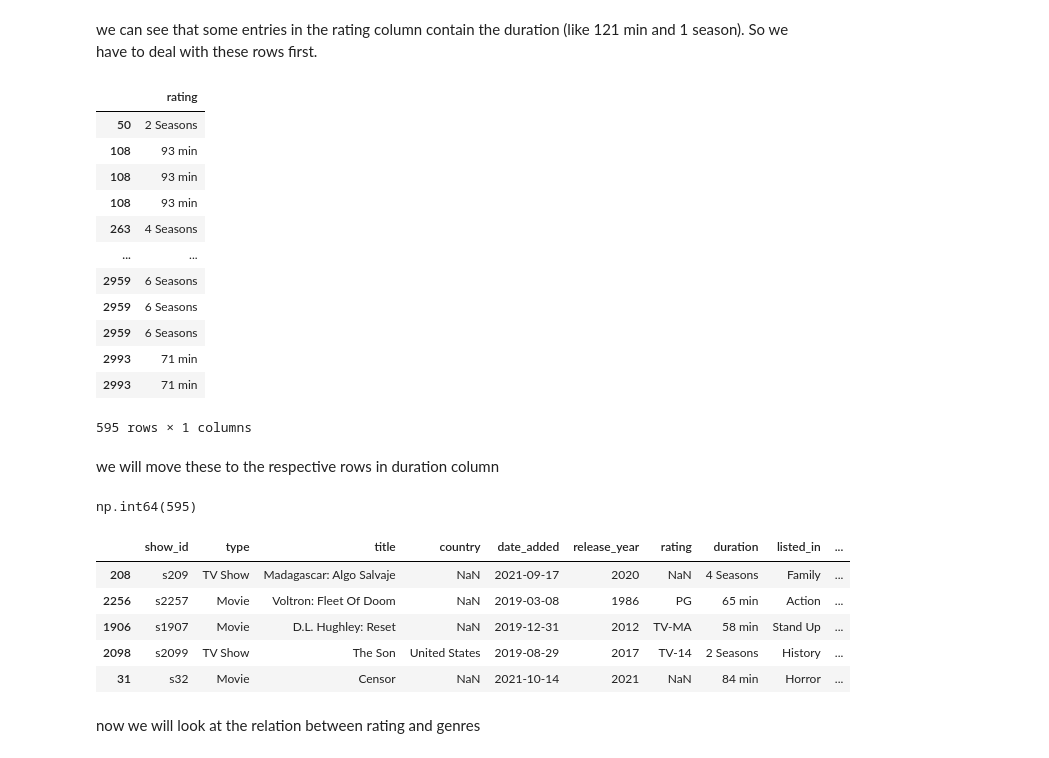
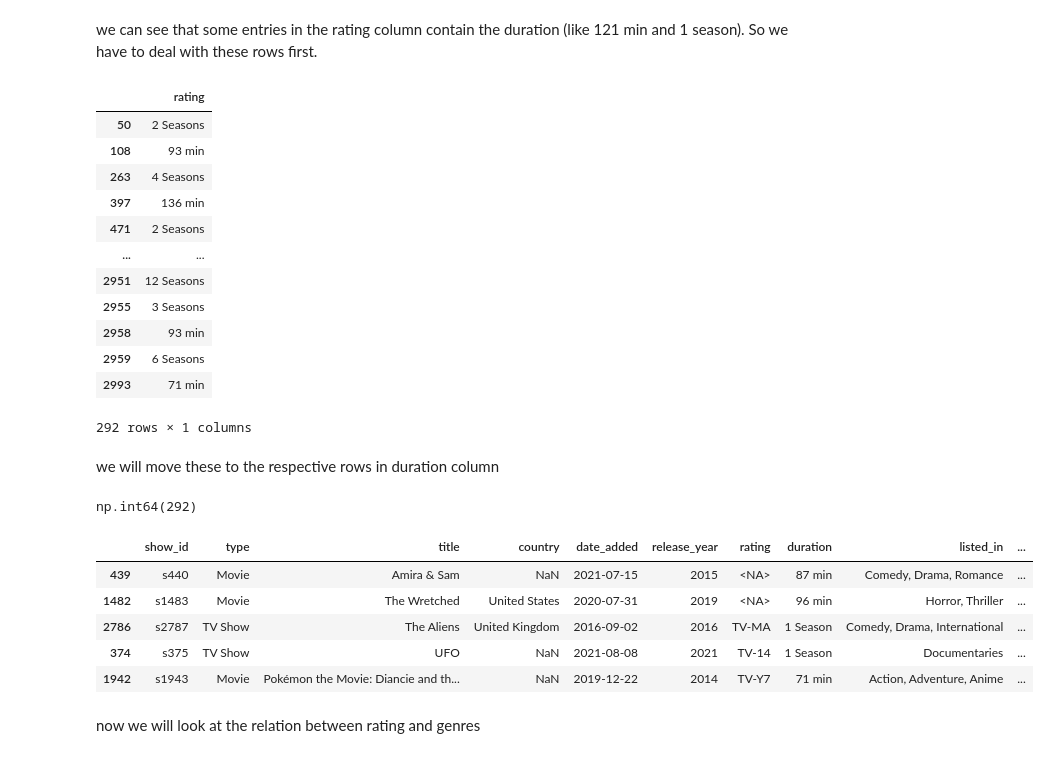
Before and after one commit to AryanShinde1508/hulu-eda, a Jupyter notebook: Hulu_EDA.ipynb, the cells around one changed output. Saved outputs shown, nothing was run; the diff lists cells and outputs as text; code cells hidden in the pictures.

```diff
--- a/Hulu_EDA.ipynb
+++ b/Hulu_EDA.ipynb
@@ -3,7 +3,7 @@ import pandas as pd
 import seaborn as sns
 import matplotlib.pyplot as plt
 # %%
-df_raw = pd.read_csv('hulu_titles.csv')
+df_raw = pd.read_csv('data/hulu_titles.csv')
 # %%
 df = df_raw.copy()
 # %%
@@ -440,40 +439,40 @@ we can see that some entries in the rating column contain the duration (like 121
 df['rating'] = df['rating'].astype('string')
 df['duration'] = df['duration'].astype('string')
 
-mask = df_genre['rating'].str.match(r'^\s*\d+\s*(min|Season|Seasons)\s*$', na=False)
-df_genre.loc[mask, ['rating']]
+mask = df['rating'].str.match(r'^\s*\d+\s*(min|Season|Seasons)\s*$', na=False)
+df.loc[mask, ['rating']]
 # %% [output]
 |  | rating |
 | 50 | 2 Seasons |
 | 108 | 93 min |
-| 108 | 93 min |
-| 108 | 93 min |
 | 263 | 4 Seasons |
+| 397 | 136 min |
+| 471 | 2 Seasons |
 | ... | ... |
-| 2959 | 6 Seasons |
-| 2959 | 6 Seasons |
+| 2951 | 12 Seasons |
+| 2955 | 3 Seasons |
+| 2958 | 93 min |
 | 2959 | 6 Seasons |
 | 2993 | 71 min |
-| 2993 | 71 min |
-595 rows × 1 columns
+292 rows × 1 columns
 # %% [markdown]
 we will move these to the respective rows in duration column
 # %%
-df_genre.loc[mask & df_genre['duration'].isna(), 'duration'] = df_genre.loc[mask & df_genre['duration'].isna(), 'rating']
-df_genre.loc[mask, ['rating']] = pd.NA
+df.loc[mask & df['duration'].isna(), 'duration'] = df.loc[mask & df['duration'].isna(), 'rating']
+df.loc[mask, ['rating']] = pd.NA
 # %%
 mask.sum()
 # %% [output]
-np.int64(595)
+np.int64(292)
 # %%
-df_genre.sample(5)
+df.sample(5)
 # %% [output]
 |  | show_id | type | title | country | date_added | release_year | rating | duration | listed_in | ... |
-| 208 | s209 | TV Show | Madagascar: Algo Salvaje | NaN | 2021-09-17 | 2020 | NaN | 4 Seasons | Family | ... |
-| 2256 | s2257 | Movie | Voltron: Fleet Of Doom | NaN | 2019-03-08 | 1986 | PG | 65 min | Action | ... |
-| 1906 | s1907 | Movie | D.L. Hughley: Reset | NaN | 2019-12-31 | 2012 | TV-MA | 58 min | Stand Up | ... |
-| 2098 | s2099 | TV Show | The Son | United States | 2019-08-29 | 2017 | TV-14 | 2 Seasons | History | ... |
-| 31 | s32 | Movie | Censor | NaN | 2021-10-14 | 2021 | NaN | 84 min | Horror | ... |
+| 439 | s440 | Movie | Amira & Sam | NaN | 2021-07-15 | 2015 | <NA> | 87 min | Comedy, Drama, Romance | ... |
+| 1482 | s1483 | Movie | The Wretched | United States | 2020-07-31 | 2019 | <NA> | 96 min | Horror, Thriller | ... |
+| 2786 | s2787 | TV Show | The Aliens | United Kingdom | 2016-09-02 | 2016 | TV-MA | 1 Season | Comedy, Drama, International | ... |
+| 374 | s375 | TV Show | UFO | NaN | 2021-08-08 | 2021 | TV-14 | 1 Season | Documentaries | ... |
+| 1942 | s1943 | Movie | Pokémon the Movie: Diancie and th... | NaN | 2019-12-22 | 2014 | TV-Y7 | 71 min | Action, Adventure, Anime | ... |
 # %% [markdown]
 now we will look at the relation between rating and genres
 # %%
```
Also changed, not shown: parts of 23 cells of this notebook, 3 other files.
